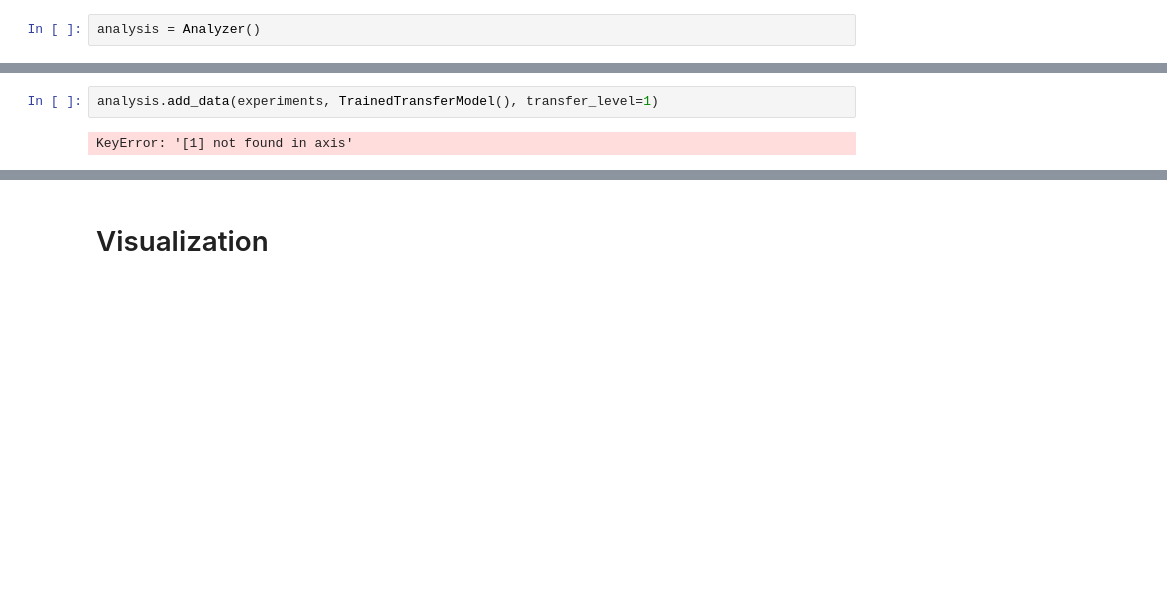
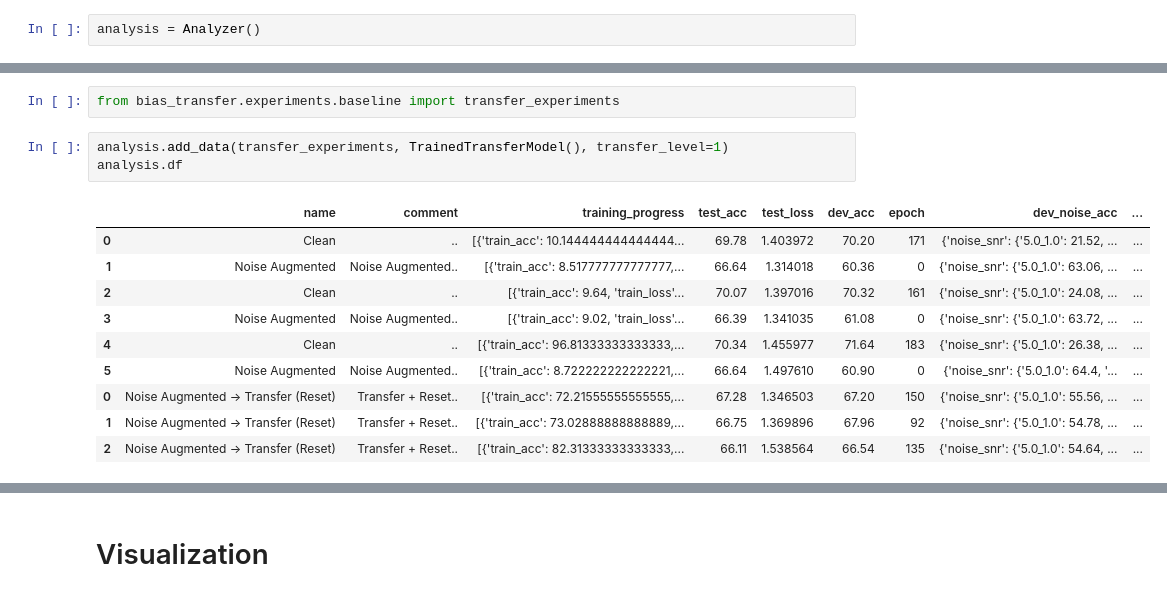
Before and after one commit to sinzlab/neural_cotraining, a Jupyter notebook: notebooks/analysis.ipynb, the cells around one changed output, grey strips where cells are left out. Cells and saved outputs as stored; diff of their text form; blank space fills up the shorter version.

```diff
--- a/notebooks/analysis.ipynb
+++ b/notebooks/analysis.ipynb
@@ -44,4 +50,16 @@ KeyError: '[1] not found in axis'
+# %%
+from bias_transfer.experiments.baseline import transfer_experiments
 # %%
-analysis.add_data(experiments, TrainedTransferModel(), transfer_level=1)
+analysis.add_data(transfer_experiments, TrainedTransferModel(), transfer_level=1)
+analysis.df
 # %% [output]
-KeyError: '[1] not found in axis'
+|  | name | comment | training_progress | test_acc | test_loss | dev_acc | epoch | dev_noise_acc | ... |
+| 0 | Clean | .. | [{'train_acc': 10.144444444444444... | 69.78 | 1.403972 | 70.20 | 171 | {'noise_snr': {'5.0_1.0': 21.52, ... | ... |
+| 1 | Noise Augmented | Noise Augmented.. | [{'train_acc': 8.517777777777777,... | 66.64 | 1.314018 | 60.36 | 0 | {'noise_snr': {'5.0_1.0': 63.06, ... | ... |
+| 2 | Clean | .. | [{'train_acc': 9.64, 'train_loss'... | 70.07 | 1.397016 | 70.32 | 161 | {'noise_snr': {'5.0_1.0': 24.08, ... | ... |
+| 3 | Noise Augmented | Noise Augmented.. | [{'train_acc': 9.02, 'train_loss'... | 66.39 | 1.341035 | 61.08 | 0 | {'noise_snr': {'5.0_1.0': 63.72, ... | ... |
+| 4 | Clean | .. | [{'train_acc': 96.81333333333333,... | 70.34 | 1.455977 | 71.64 | 183 | {'noise_snr': {'5.0_1.0': 26.38, ... | ... |
+| 5 | Noise Augmented | Noise Augmented.. | [{'train_acc': 8.722222222222221,... | 66.64 | 1.497610 | 60.90 | 0 | {'noise_snr': {'5.0_1.0': 64.4, '... | ... |
+| 0 | Noise Augmented -> Transfer (Reset) | Transfer + Reset.. | [{'train_acc': 72.21555555555555,... | 67.28 | 1.346503 | 67.20 | 150 | {'noise_snr': {'5.0_1.0': 55.56, ... | ... |
+| 1 | Noise Augmented -> Transfer (Reset) | Transfer + Reset.. | [{'train_acc': 73.02888888888889,... | 66.75 | 1.369896 | 67.96 | 92 | {'noise_snr': {'5.0_1.0': 54.78, ... | ... |
+| 2 | Noise Augmented -> Transfer (Reset) | Transfer + Reset.. | [{'train_acc': 82.31333333333333,... | 66.11 | 1.538564 | 66.54 | 135 | {'noise_snr': {'5.0_1.0': 54.64, ... | ... |
```
Also changed, not shown: parts of 8 cells of this notebook, 8 other files.
